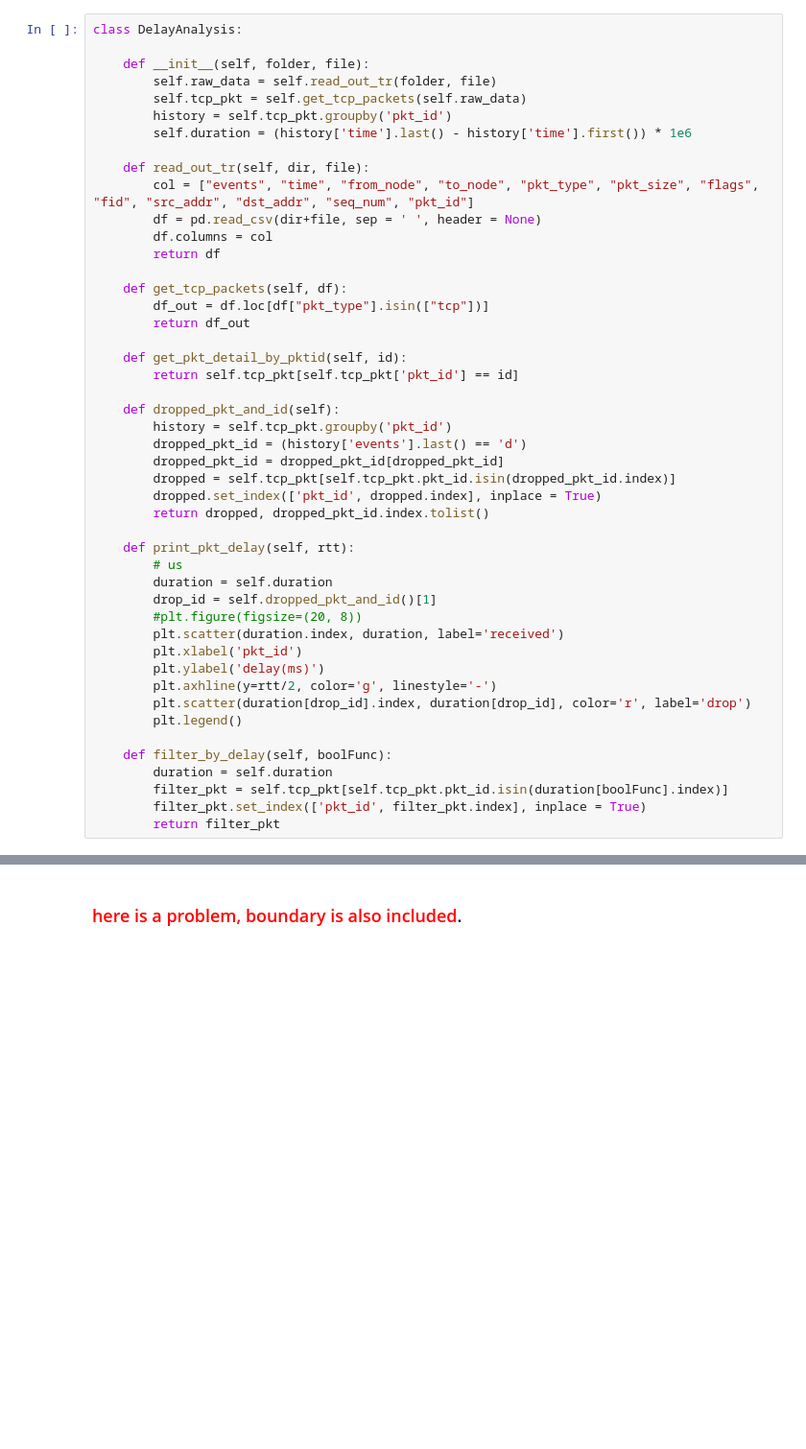
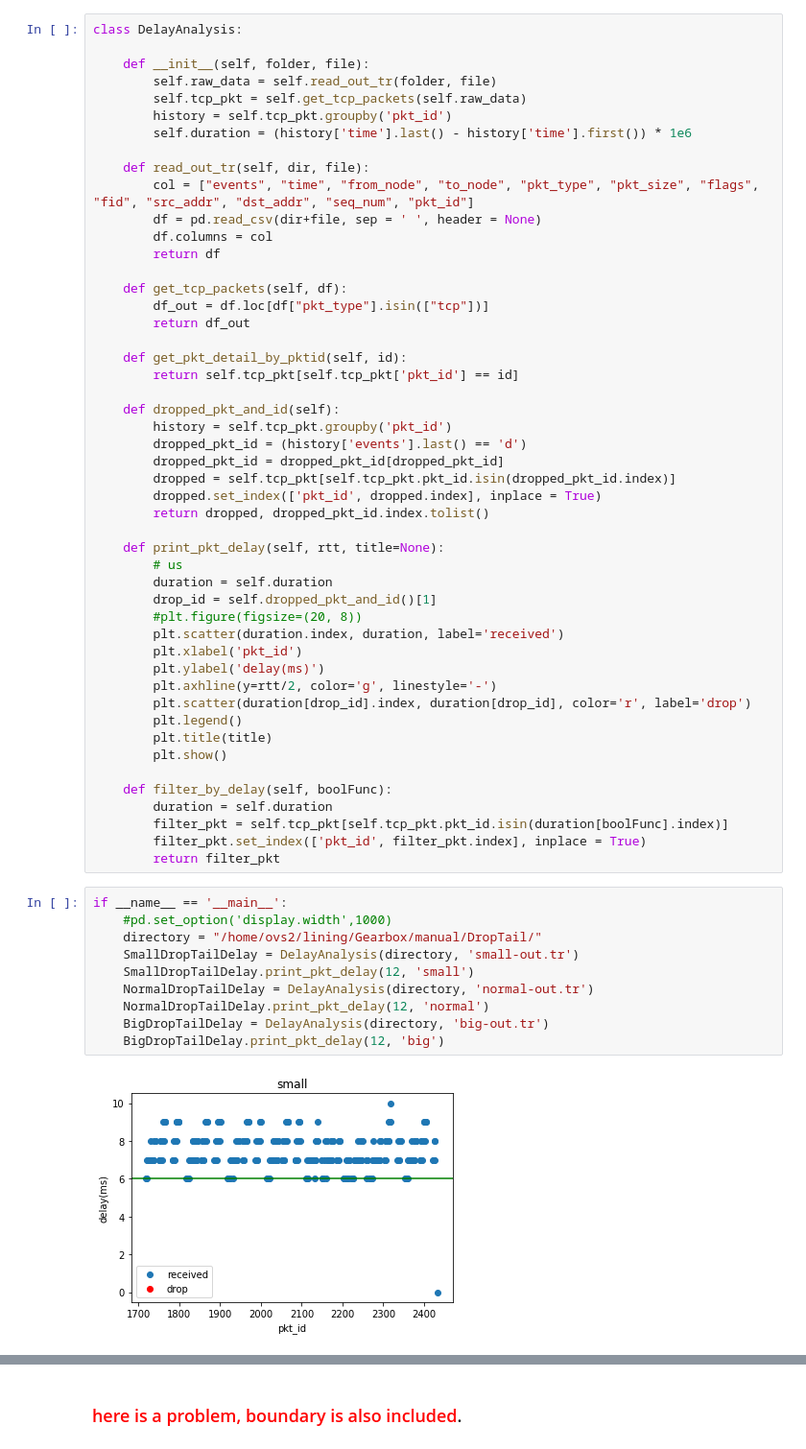
Before and after one commit to FruitBrother/Gearbox, a Jupyter notebook: analysis/delay.ipynb, the cells around one changed output, grey strips where cells are left out. Shown: that part at 96% size. Cells and saved outputs as stored; diff of their text form; blank space fills up the shorter version.

```diff
--- a/analysis/delay.ipynb
+++ b/analysis/delay.ipynb
@@ -35,7 +36,7 @@ class DelayAnalysis:
         dropped.set_index(['pkt_id', dropped.index], inplace = True)
         return dropped, dropped_pkt_id.index.tolist()
 
-    def print_pkt_delay(self, rtt):
+    def print_pkt_delay(self, rtt, title=None):
         # us
         duration = self.duration
         drop_id = self.dropped_pkt_and_id()[1]
@@ -46,9 +47,23 @@ class DelayAnalysis:
         plt.axhline(y=rtt/2, color='g', linestyle='-')
         plt.scatter(duration[drop_id].index, duration[drop_id], color='r', label='drop')
         plt.legend()
+        plt.title(title)
+        plt.show()
 
     def filter_by_delay(self, boolFunc):
         duration = self.duration
         filter_pkt = self.tcp_pkt[self.tcp_pkt.pkt_id.isin(duration[boolFunc].index)]
         filter_pkt.set_index(['pkt_id', filter_pkt.index], inplace = True)
         return filter_pkt
+# %%
+if __name__ == '__main__':
+    #pd.set_option('display.width',1000)
+    directory = "/home/ovs2/lining/Gearbox/manual/DropTail/"
+    SmallDropTailDelay = DelayAnalysis(directory, 'small-out.tr')
+    SmallDropTailDelay.print_pkt_delay(12, 'small')
+    NormalDropTailDelay = DelayAnalysis(directory, 'normal-out.tr')
+    NormalDropTailDelay.print_pkt_delay(12, 'normal')
+    BigDropTailDelay = DelayAnalysis(directory, 'big-out.tr')
+    BigDropTailDelay.print_pkt_delay(12, 'big')
+# %% [output]
+[figure, added]
```
Also changed, not shown: parts of 10 cells of this notebook, 33 other files.
